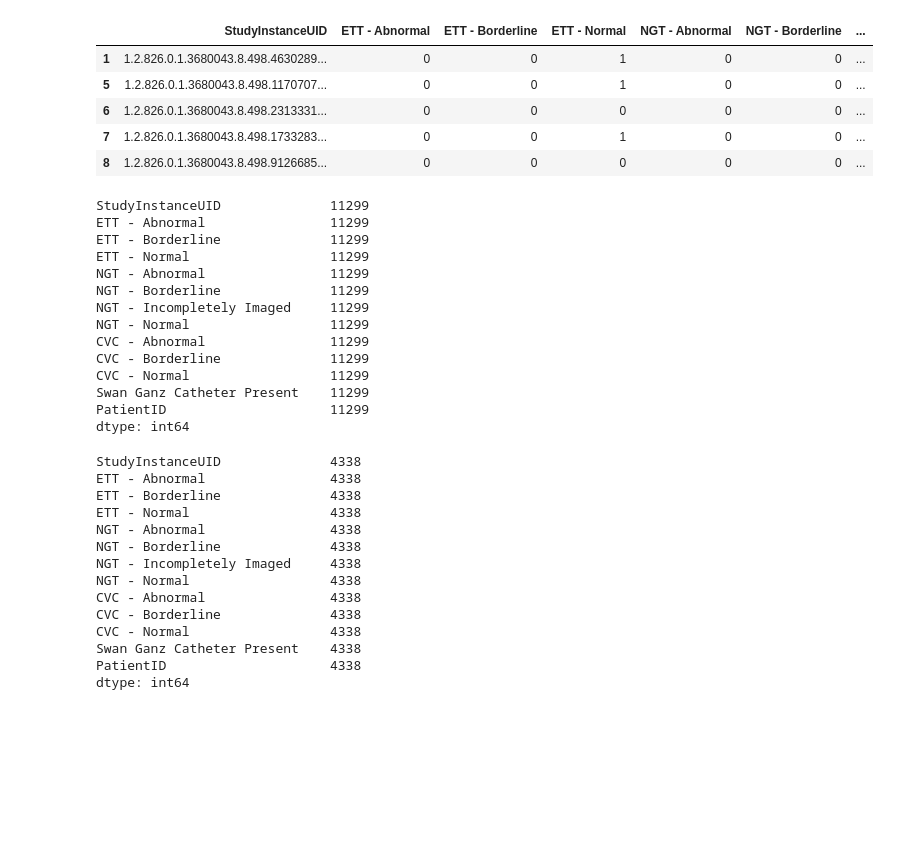
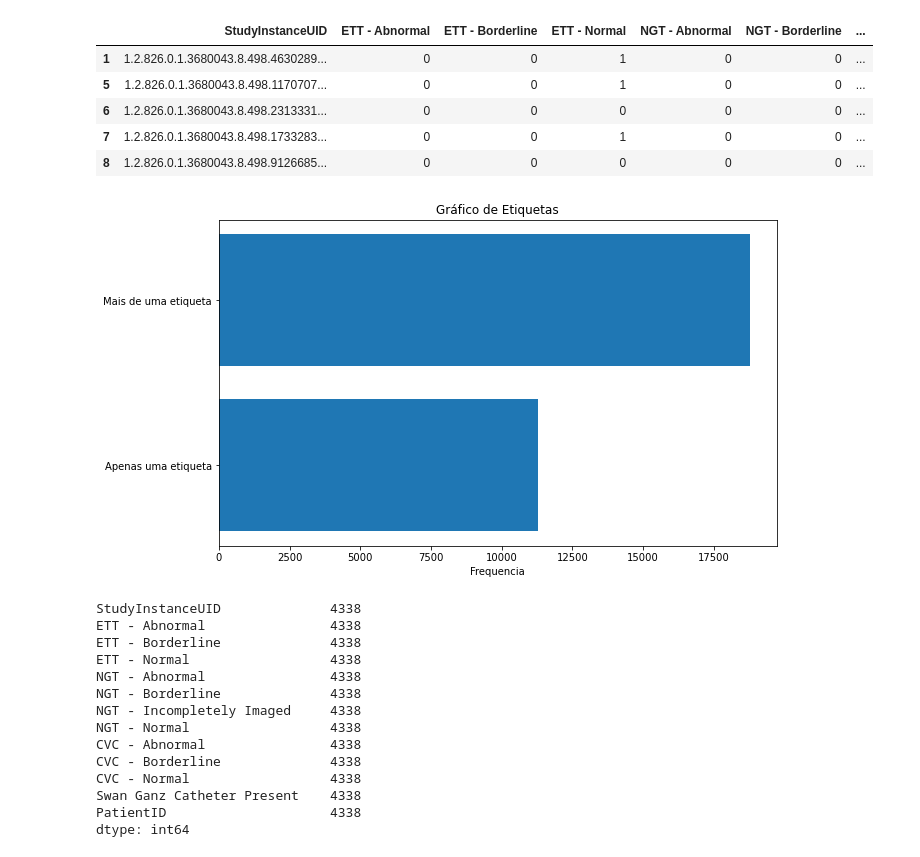
Before and after one commit to bjbomfim/CatheterClassify, a Jupyter notebook: Analise_Dataset_Train/AnaliseDataset.ipynb, the cells around one changed output. Saved outputs shown, nothing was run; the diff lists cells and outputs as text; code cells hidden in the pictures; blank space fills up the shorter version.

```diff
--- a/Analise_Dataset_Train/AnaliseDataset.ipynb
+++ b/Analise_Dataset_Train/AnaliseDataset.ipynb
@@ -161,22 +162,16 @@ more_one.head()
 | 6 | 1.2.826.0.1.3680043.8.498.2313331... | 0 | 0 | 0 | 0 | 0 | ... |
 | 7 | 1.2.826.0.1.3680043.8.498.1733283... | 0 | 0 | 1 | 0 | 0 | ... |
 | 8 | 1.2.826.0.1.3680043.8.498.9126685... | 0 | 0 | 0 | 0 | 0 | ... |
-# %%
-more_one.count()
-# %% [output]
-StudyInstanceUID              11299
-ETT - Abnormal                11299
-ETT - Borderline              11299
-ETT - Normal                  11299
-NGT - Abnormal                11299
-NGT - Borderline              11299
-NGT - Incompletely Imaged     11299
-NGT - Normal                  11299
-CVC - Abnormal                11299
-CVC - Borderline              11299
-CVC - Normal                  11299
-Swan Ganz Catheter Present    11299
-PatientID                     11299
-dtype: int64
+# %%
+more_one.count()
+plt.figure(figsize=(10, 6))
+plt.barh(['Apenas uma etiqueta', 'Mais de uma etiqueta'],[len(more_one), 18_784])
+
+plt.xlabel('Frequencia')
+plt.title('Gráfico de Etiquetas')
+
+plt.show()
+# %% [output]
+[figure, added]
 # %%
 more_two = raio_x_invasive_proce[(raio_x_invasive_proce == 1).sum(axis=1) == 2]
```
Also changed, not shown: parts of 11 cells of this notebook, 3 other files.
